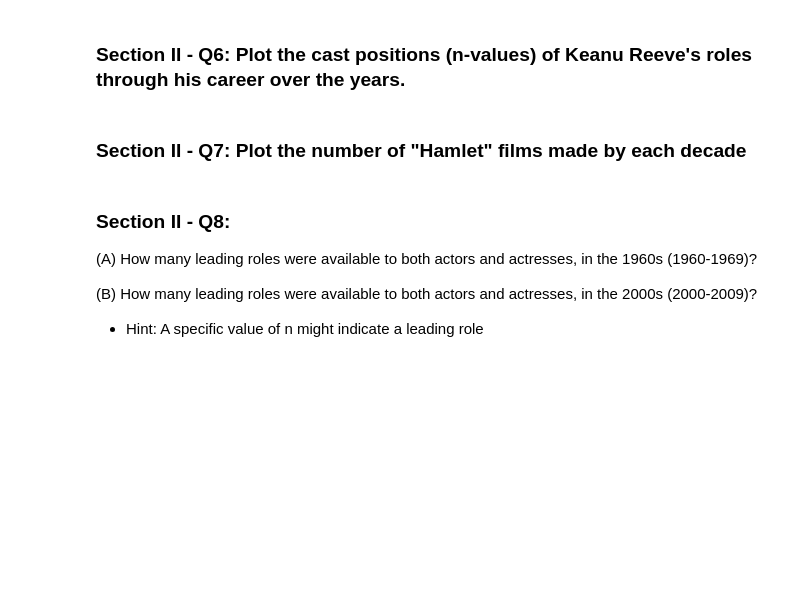
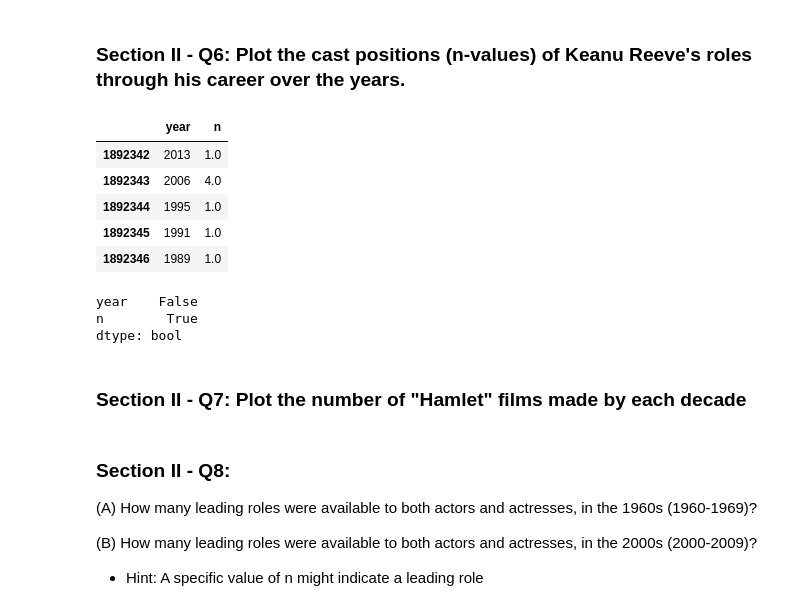
Before and after one commit to fshih1997/mec-mini-projects, a Jupyter notebook: mec-5.3.10-data-wranging-with-pandas-mini-project/Mini_Project_Data_Wrangling_Pandas.ipynb, the cells around one changed output. Drawn from its saved outputs; the diff is of its cells as text; code cells hidden in the pictures; blank space fills up the shorter version.

```diff
--- a/mec-5.3.10-data-wranging-with-pandas-mini-project/Mini_Project_Data_Wrangling_Pandas.ipynb
+++ b/mec-5.3.10-data-wranging-with-pandas-mini-project/Mini_Project_Data_Wrangling_Pandas.ipynb
@@ -550,3 +565,19 @@ asdfadsf
+# %%
+Kr = cast[cast.name == "Keanu Reeves"][['year','n']]
+Kr.head()
+# %% [output]
+|  | year | n |
+| 1892342 | 2013 | 1.0 |
+| 1892343 | 2006 | 4.0 |
+| 1892344 | 1995 | 1.0 |
+| 1892345 | 1991 | 1.0 |
+| 1892346 | 1989 | 1.0 |
+# %%
+Kr.isna().any()
+# %% [output]
+year    False
+n        True
+dtype: bool
 # %% [markdown]
 ### Section II - Q7: Plot the number of "Hamlet" films made by each decade
 # %% [markdown]
```
Also changed, not shown: parts of 10 cells of this notebook, 3 other files.
